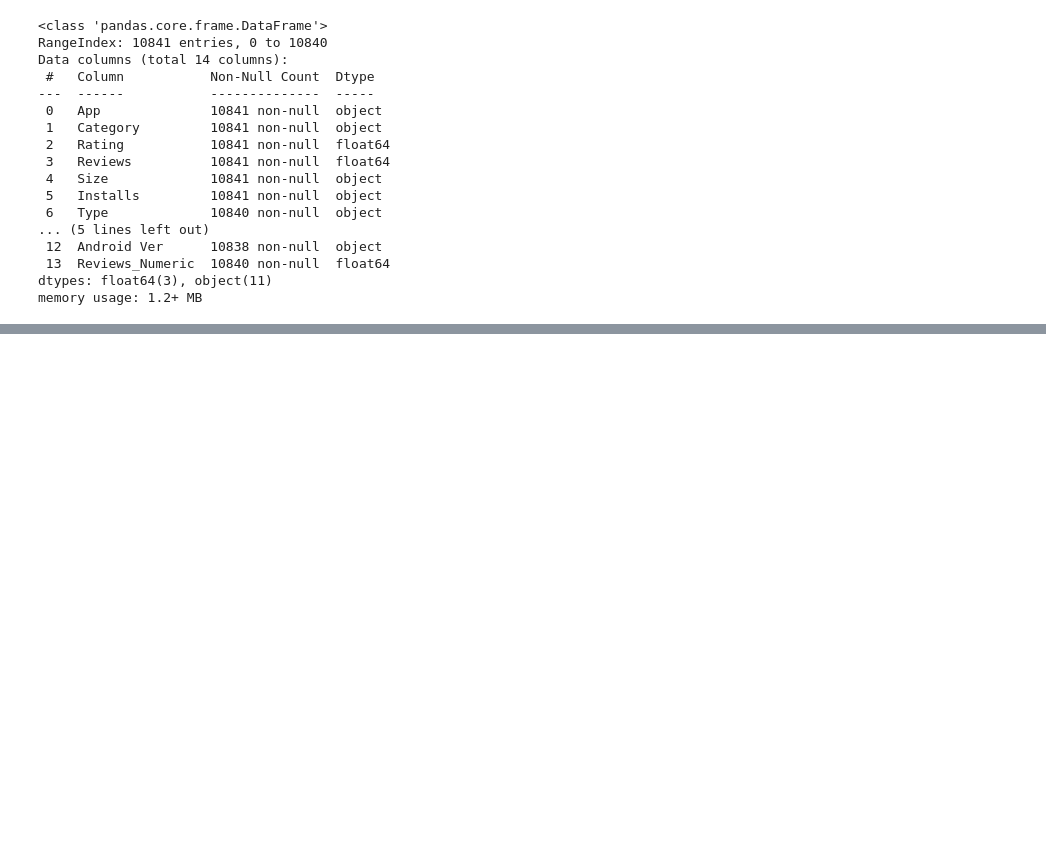
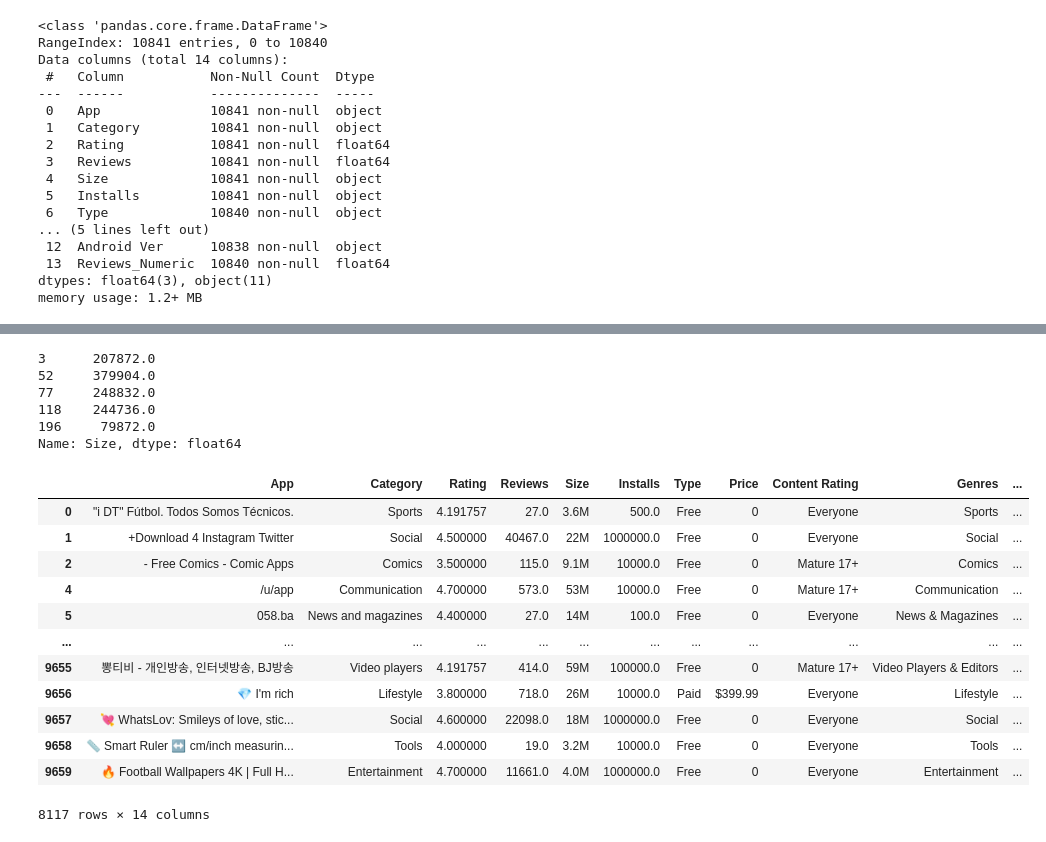
Before and after one commit to AgentXCross/PythonDS-ML, a Jupyter notebook: Projects/Notebooks/google.ipynb, the cells around one changed output, grey strips where cells are left out. Saved outputs shown, nothing was run; the diff lists cells and outputs as text; code cells hidden in the pictures; blank space fills up the shorter version.

```diff
--- a/Projects/Notebooks/google.ipynb
+++ b/Projects/Notebooks/google.ipynb
@@ -191,0 +339,2 @@ df.loc[df.duplicated(subset = 'App')].sort_values(by = 'App').head(10)
+# %%
+df = df_copy_1.copy()
@@ -191,0 +384,9 @@ df.loc[df.duplicated(subset = 'App')].sort_values(by = 'App').head(10)
+# %%
+(pd.to_numeric(df.loc[df['Size'].str.contains('k', case = False, na = False), 'Size'].str.replace('k', '')) * 1024).head()
+# %% [output]
+3      207872.0
+52     379904.0
+77     248832.0
+118    244736.0
+196     79872.0
+Name: Size, dtype: float64
@@ -191,0 +399,16 @@ df.loc[df.duplicated(subset = 'App')].sort_values(by = 'App').head(10)
+# %%
+df.loc[df['Size'].str.contains('m|M', na = False)]
+# %% [output]
+|  | App | Category | Rating | Reviews | Size | Installs | Type | Price | Content Rating | Genres | ... |
+| 0 | "i DT" Fútbol. Todos Somos Técnicos. | Sports | 4.191757 | 27.0 | 3.6M | 500.0 | Free | 0 | Everyone | Sports | ... |
+| 1 | +Download 4 Instagram Twitter | Social | 4.500000 | 40467.0 | 22M | 1000000.0 | Free | 0 | Everyone | Social | ... |
+| 2 | - Free Comics - Comic Apps | Comics | 3.500000 | 115.0 | 9.1M | 10000.0 | Free | 0 | Mature 17+ | Comics | ... |
+| 4 | /u/app | Communication | 4.700000 | 573.0 | 53M | 10000.0 | Free | 0 | Mature 17+ | Communication | ... |
+| 5 | 058.ba | News and magazines | 4.400000 | 27.0 | 14M | 100.0 | Free | 0 | Everyone | News & Magazines | ... |
+| ... | ... | ... | ... | ... | ... | ... | ... | ... | ... | ... | ... |
+| 9655 | 뽕티비 - 개인방송, 인터넷방송, BJ방송 | Video players | 4.191757 | 414.0 | 59M | 100000.0 | Free | 0 | Mature 17+ | Video Players & Editors | ... |
+| 9656 | 💎 I'm rich | Lifestyle | 3.800000 | 718.0 | 26M | 10000.0 | Paid | $399.99 | Everyone | Lifestyle | ... |
+| 9657 | 💘 WhatsLov: Smileys of love, stic... | Social | 4.600000 | 22098.0 | 18M | 1000000.0 | Free | 0 | Everyone | Social | ... |
+| 9658 | 📏 Smart Ruler ↔️ cm/inch measurin... | Tools | 4.000000 | 19.0 | 3.2M | 10000.0 | Free | 0 | Everyone | Tools | ... |
+| 9659 | 🔥 Football Wallpapers 4K | Full H... | Entertainment | 4.700000 | 11661.0 | 4.0M | 1000000.0 | Free | 0 | Everyone | Entertainment | ... |
+8117 rows × 14 columns
```
Also changed, not shown: parts of 47 cells of this notebook.
